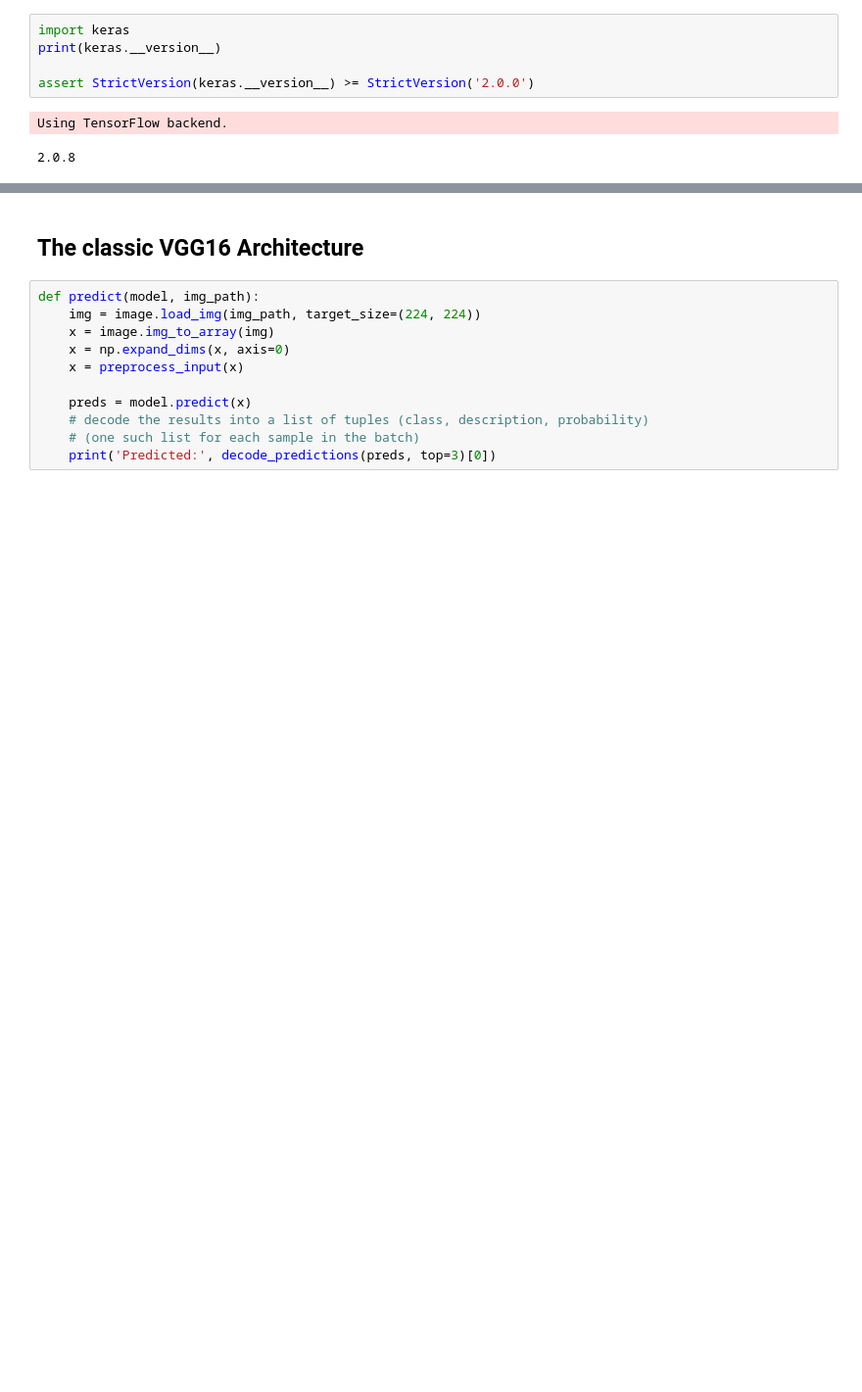
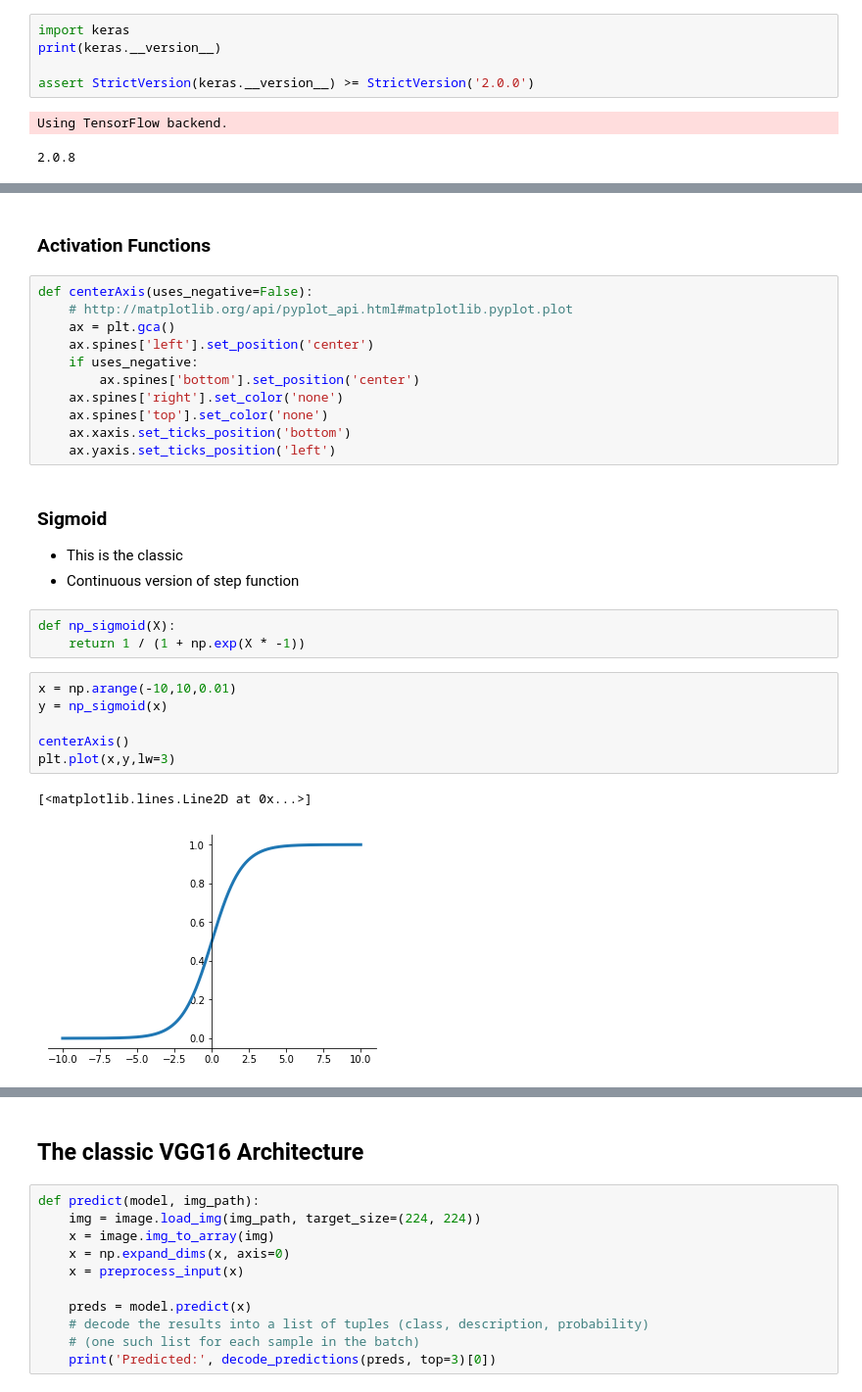
Before and after one commit to DJCordhose/ai, a Jupyter notebook: notebooks/workshops/mcubed2017/cnn-intro.ipynb, the cells around one changed output, grey strips where cells are left out. Shown: that part at 98% size. Saved outputs shown, nothing was run; the diff lists cells and outputs as text; blank space fills up the shorter version.

```diff
--- a/notebooks/workshops/mcubed2017/cnn-intro.ipynb
+++ b/notebooks/workshops/mcubed2017/cnn-intro.ipynb
@@ -71,3 +71,32 @@ http://cs.stanford.edu/people/karpathy/convnetjs/demo/cifar10.html
 ![Pooling](http://cs231n.github.io/assets/cnn/pool.jpeg)
 ![Max Pooling](http://cs231n.github.io/assets/cnn/maxpool.jpeg)
 http://cs231n.github.io/convolutional-networks/#pool
+# %% [markdown]
+### Activation Functions
+# %%
+def centerAxis(uses_negative=False):
+    # http://matplotlib.org/api/pyplot_api.html#matplotlib.pyplot.plot
+    ax = plt.gca()
+    ax.spines['left'].set_position('center')
+    if uses_negative:
+        ax.spines['bottom'].set_position('center')
+    ax.spines['right'].set_color('none')
+    ax.spines['top'].set_color('none')
+    ax.xaxis.set_ticks_position('bottom')
+    ax.yaxis.set_ticks_position('left')
+# %% [markdown]
+### Sigmoid
+* This is the classic
+* Continuous version of step function
+# %%
+def np_sigmoid(X):
+    return 1 / (1 + np.exp(X * -1))
+# %%
+x = np.arange(-10,10,0.01)
+y = np_sigmoid(x)
+
+centerAxis()
+plt.plot(x,y,lw=3)
+# %% [output]
+[<matplotlib.lines.Line2D at 0x...>]
+[figure, added]
```
Also changed, not shown: parts of 5 cells of this notebook, 3 other files.
